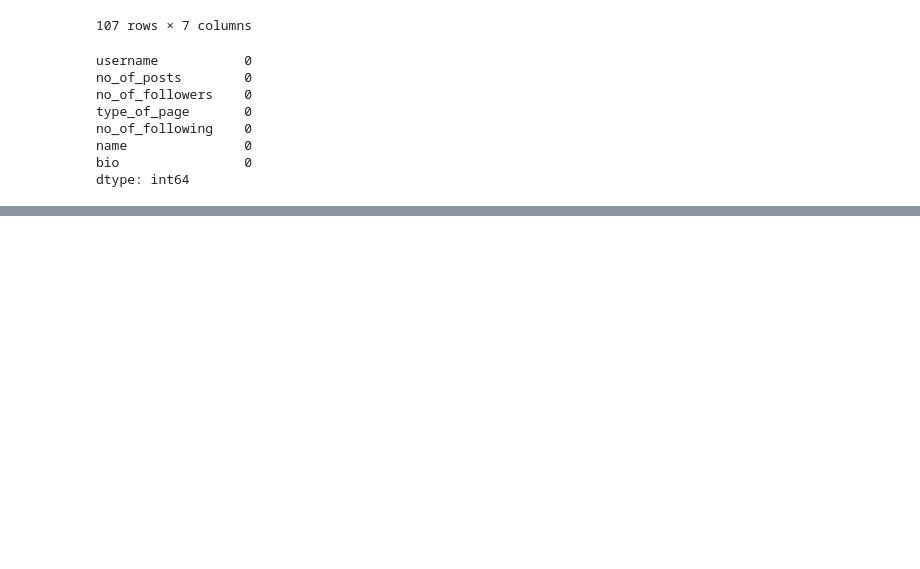
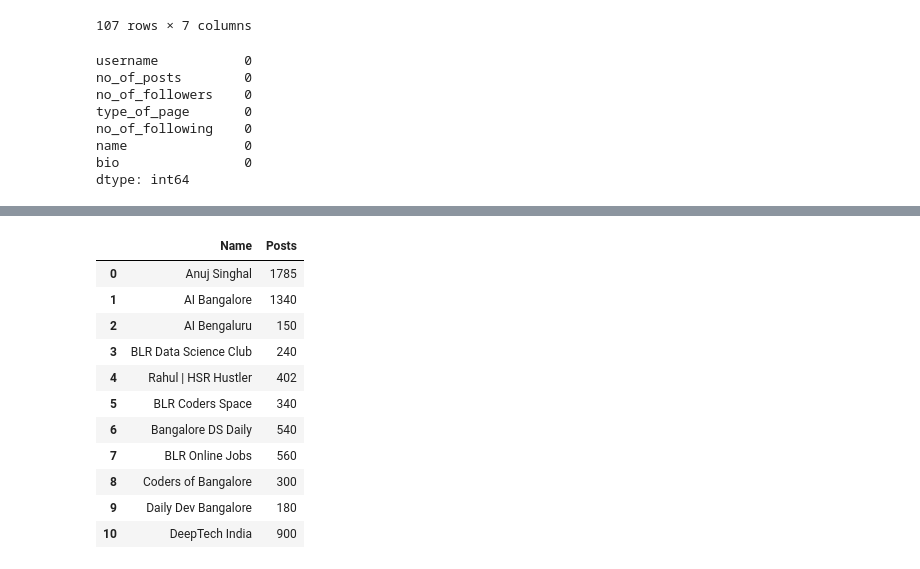
Before and after one commit to mohitmishra8921/Datascience, a Jupyter notebook: datatransforming.ipynb, the cells around one changed output, grey strips where cells are left out. Drawn from its saved outputs; the diff is of its cells as text; code cells hidden in the pictures; blank space fills up the shorter version.

Commit message:
data visualisation

```diff
--- a/datatransforming.ipynb
+++ b/datatransforming.ipynb
@@ -176,3 +176,18 @@ df5
 | 8 | Coders of Bangalore | 300 | Community | 17000 | 280 | 👨‍💻 Showcasing BLR devs\n📍 BLR\nc... | CODERS_OF_BANGALORE |
 | 9 | Daily Dev Bangalore | 180 | Tech | 12200 | 200 | 📝 Tips | Tools | Tutorials\n📍 BLR... | DAILYDEV_BANGALORE |
 | 10 | DeepTech India | 900 | Media | 24000 | 290 | 🛠️ Indian AI + Robotics + Chips\n... | DEEPTECH_INDIA |
+# %%
+df5[["Name","Posts"]]
+# %% [output]
+|  | Name | Posts |
+| 0 | Anuj Singhal | 1785 |
+| 1 | AI Bangalore | 1340 |
+| 2 | AI Bengaluru | 150 |
+| 3 | BLR Data Science Club | 240 |
+| 4 | Rahul | HSR Hustler | 402 |
+| 5 | BLR Coders Space | 340 |
+| 6 | Bangalore DS Daily | 540 |
+| 7 | BLR Online Jobs | 560 |
+| 8 | Coders of Bangalore | 300 |
+| 9 | Daily Dev Bangalore | 180 |
+| 10 | DeepTech India | 900 |
```
Also changed, not shown: parts of 3 cells of this notebook, 10 other files.
